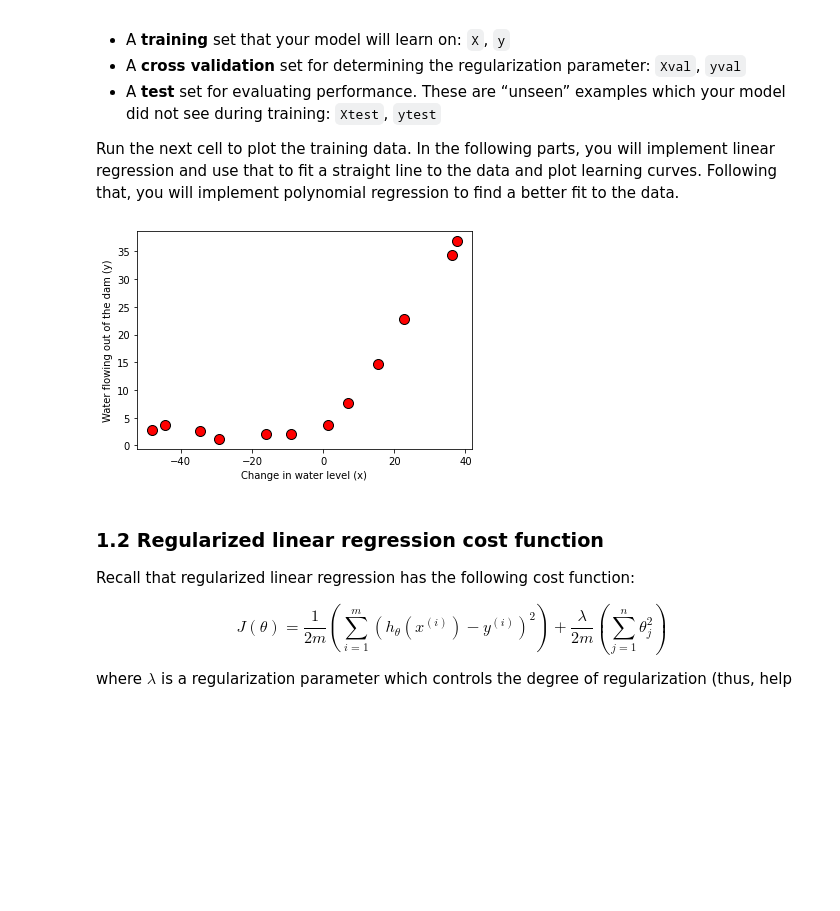
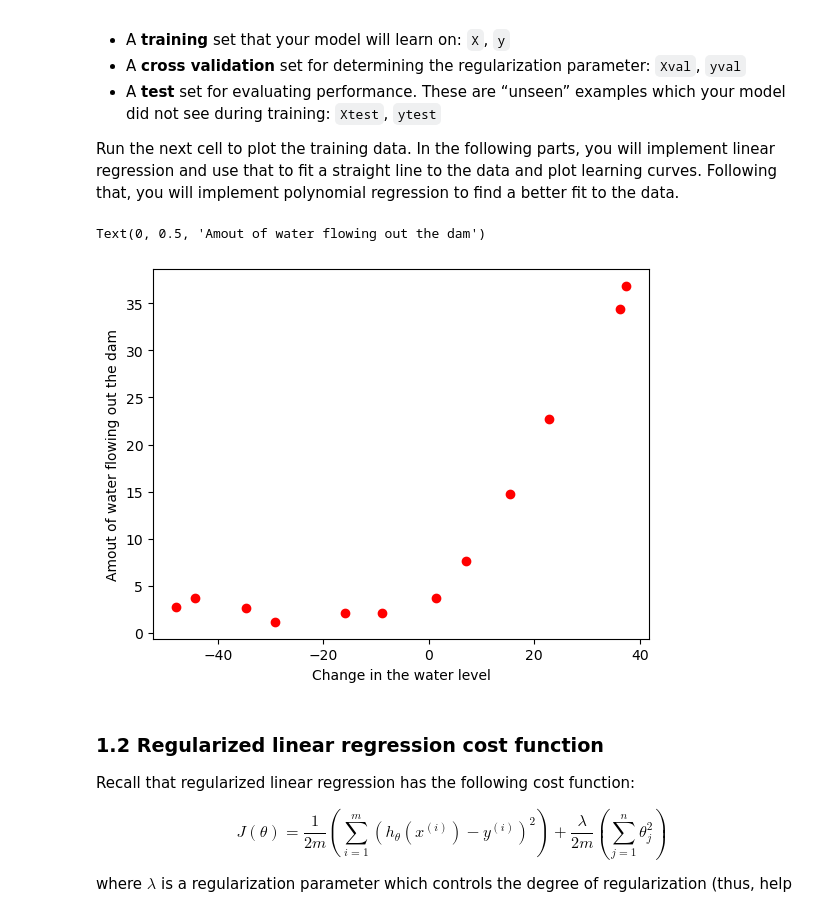
Before and after one commit to Ktryas/MachineLearning, a Jupyter notebook: TP6/exercise6.ipynb, the cells around one changed output. Drawn from its saved outputs; the diff is of its cells as text; code cells hidden in the pictures; blank space fills up the shorter version.

```diff
--- a/TP6/exercise6.ipynb
+++ b/TP6/exercise6.ipynb
@@ -42,18 +42,29 @@ Run the next cell to plot the training data. In the following parts, you will im
 # %%
 # Load from ex5data1.mat, where all variables will be store in a dictionary
 data = loadmat('ex5data1.mat')
 
 # Extract train, test, validation data from dictionary
 # and also convert y's form 2-D matrix (MATLAB format) to a numpy vector
 #to be competed
 
+X=data['X']
+y=data['y'].flatten()
+Xval=data['Xval']
+yval=data['yval'].flatten()
+Xtest=data['Xtest']
+ytest=data['ytest']
+
 # m = Number of examples
-m = #to be completed
+m = y.size
 
 # Plot training data
 #to be completed
+plt.plot(X,y, 'ro')
+plt.xlabel('Change in the water level')
+plt.ylabel('Amout of water flowing out the dam')
 # %% [output]
+Text(0, 0.5, 'Amout of water flowing out the dam')
-[figure, old version]
+[figure, new version]
 # %% [markdown]
 ### 1.2 Regularized linear regression cost function
 
```
Also changed, not shown: parts of 5 cells of this notebook, 2 other files.
